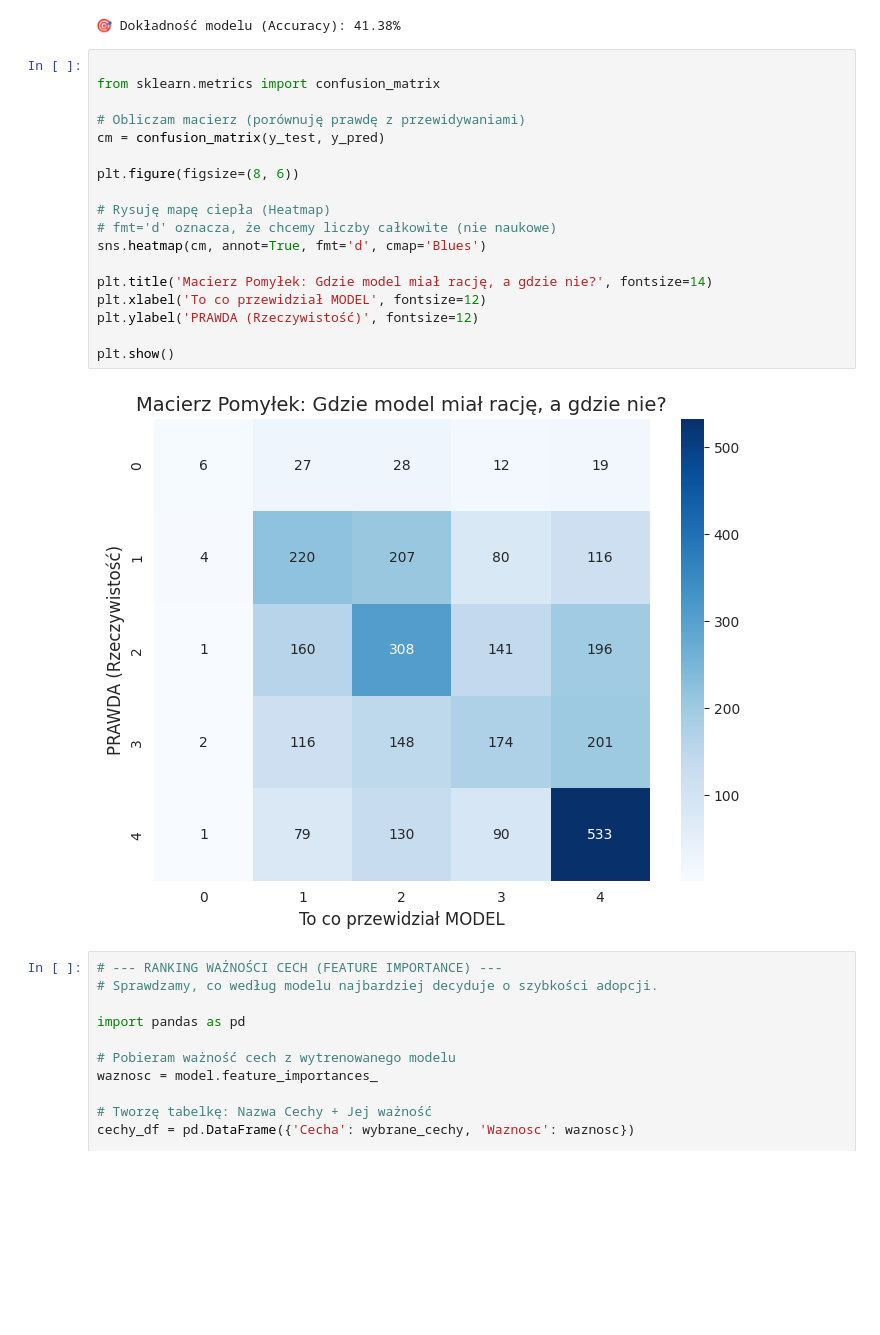
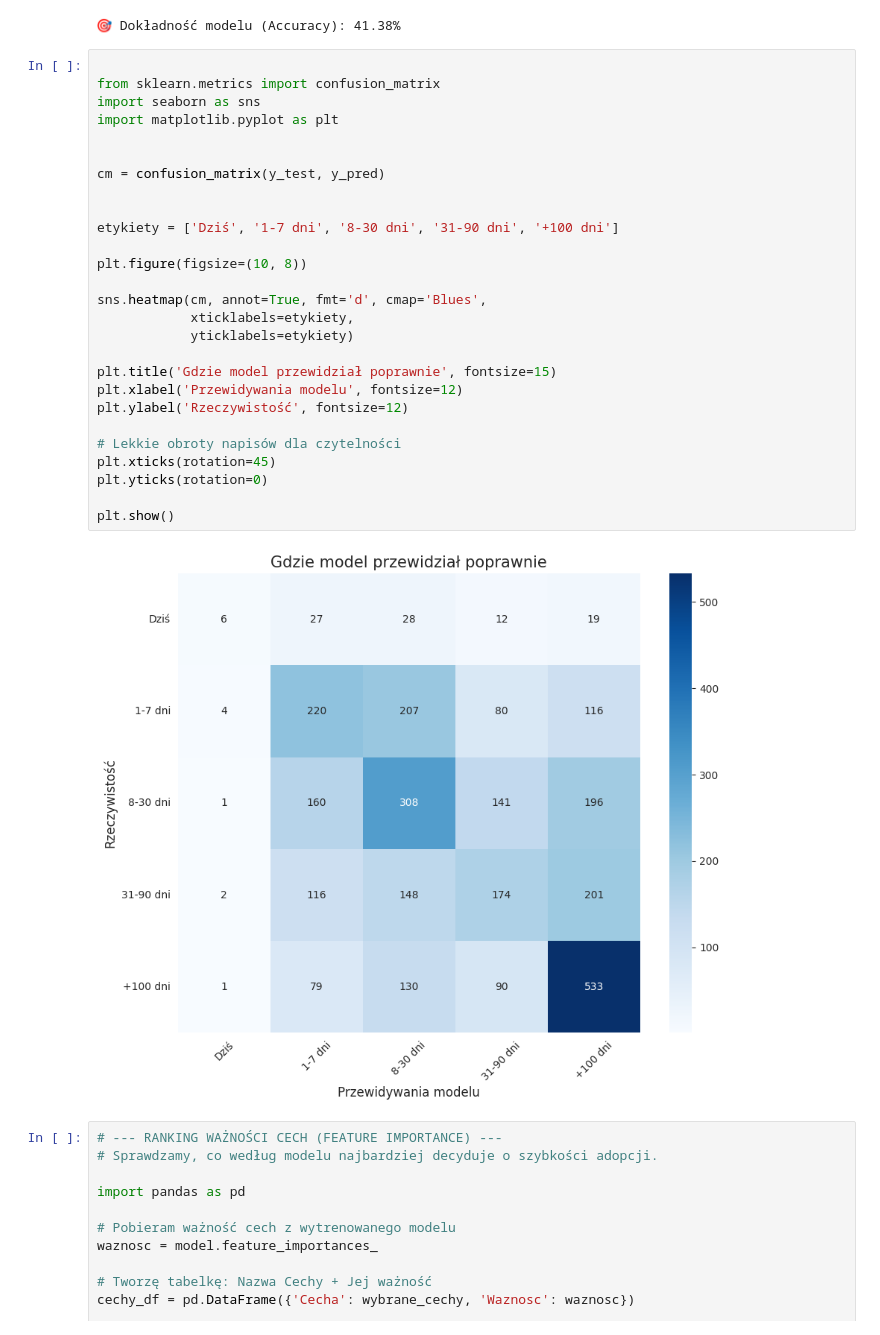
Before and after one commit to trozmarynowski/Projekt-Zaliczeniony-Merito, a Jupyter notebook: Untitled85.ipynb, the cells around one changed output. Cells and saved outputs as stored; diff of their text form; blank space fills up the shorter version.

```diff
--- a/Untitled85.ipynb
+++ b/Untitled85.ipynb
@@ -271,23 +268,32 @@ print(f"🎯 Dokładność modelu (Accuracy): {dokladnosc * 100:.2f}%")
 # %%
 
 from sklearn.metrics import confusion_matrix
+import seaborn as sns
+import matplotlib.pyplot as plt
 
-# Obliczam macierz (porównuję prawdę z przewidywaniami)
+
 cm = confusion_matrix(y_test, y_pred)
 
-plt.figure(figsize=(8, 6))
 
-# Rysuję mapę ciepła (Heatmap)
-# fmt='d' oznacza, że chcemy liczby całkowite (nie naukowe)
-sns.heatmap(cm, annot=True, fmt='d', cmap='Blues')
+etykiety = ['Dziś', '1-7 dni', '8-30 dni', '31-90 dni', '+100 dni']
 
-plt.title('Macierz Pomyłek: Gdzie model miał rację, a gdzie nie?', fontsize=14)
-plt.xlabel('To co przewidział MODEL', fontsize=12)
-plt.ylabel('PRAWDA (Rzeczywistość)', fontsize=12)
+plt.figure(figsize=(10, 8))
+
+sns.heatmap(cm, annot=True, fmt='d', cmap='Blues',
+            xticklabels=etykiety,
+            yticklabels=etykiety)
+
+plt.title('Gdzie model przewidział poprawnie', fontsize=15)
+plt.xlabel('Przewidywania modelu', fontsize=12)
+plt.ylabel('Rzeczywistość', fontsize=12)
+
+# Lekkie obroty napisów dla czytelności
+plt.xticks(rotation=45)
+plt.yticks(rotation=0)
 
 plt.show()
 # %% [output]
-[figure, old version]
+[figure, new version]
 # %%
 # --- RANKING WAŻNOŚCI CECH (FEATURE IMPORTANCE) ---
 # Sprawdzamy, co według modelu najbardziej decyduje o szybkości adopcji.
```
Also changed, not shown: parts of 7 cells of this notebook.
